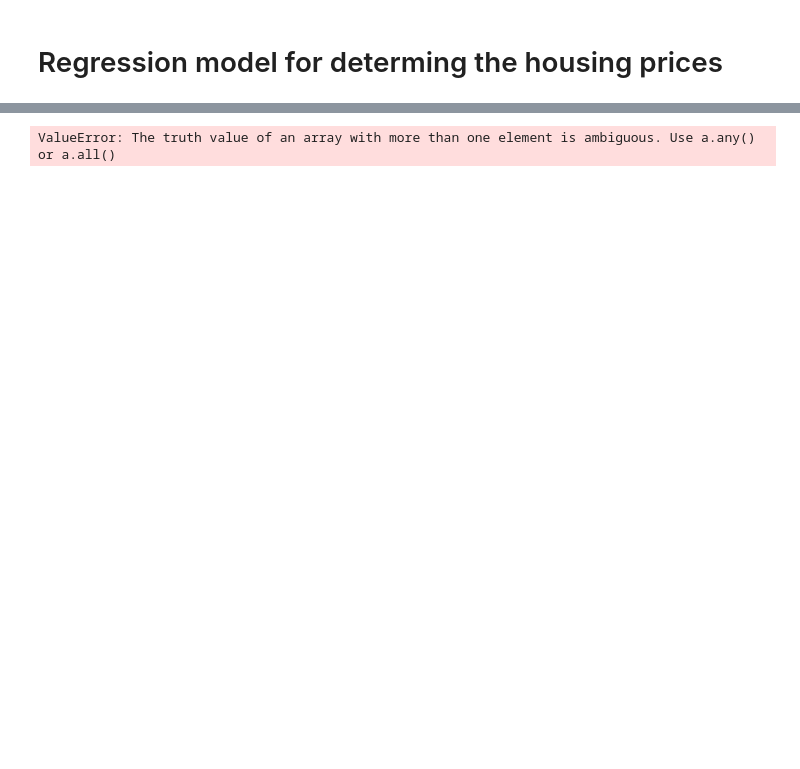
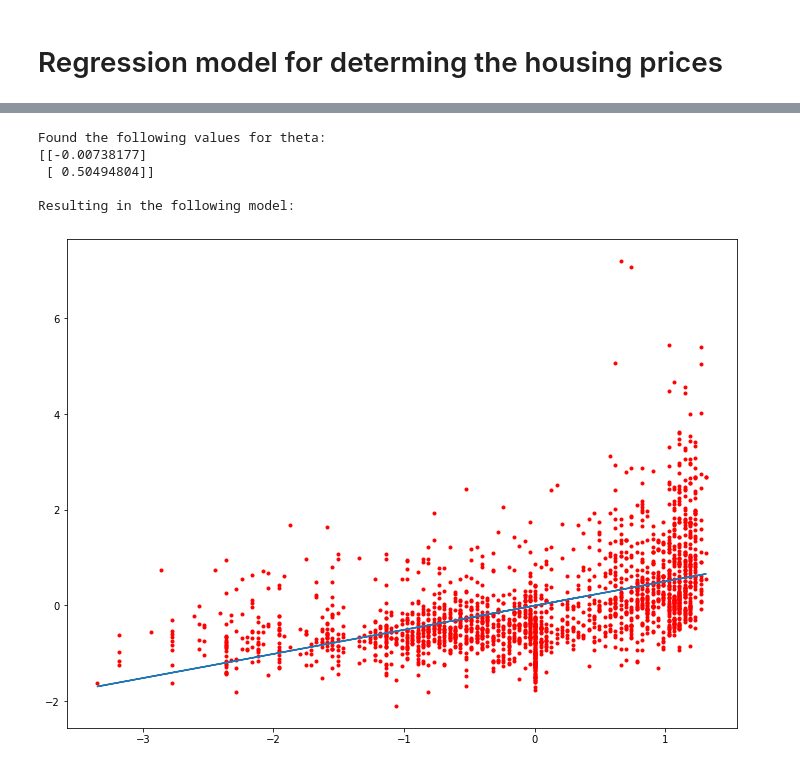
Before and after one commit to Youri-is-super-awesome/Bitches-and-beaches, a Jupyter notebook: code/model_version1.ipynb, the cells around one changed output, grey strips where cells are left out. Cells and saved outputs as stored; diff of their text form; code cells hidden in the pictures; blank space fills up the shorter version.

```diff
--- a/code/model_version1.ipynb
+++ b/code/model_version1.ipynb
@@ -89,7 +166,7 @@ def linear_cost(theta, X, y):
     This function returns the cost using matrix multiplication.
     '''
     # m is identical to the number of rows in X
-    m = np.size(X, 0)
+    m = X.shape[0]
 
     # compute error vector
     residual = linear_model(X, theta) - y
@@ -110,36 +189,59 @@ def gradient_vector(theta, X, y):
     # compute error vector
     error = linear_model(X, theta) - y
 
-    # transpose X, compute matrix product, and return gradient vector
-    return np.matmul(X.T, error) / m
+    # compute matrix product of the error and X
+    gradient_vector = np.matmul(X.T, error) / m
+
+    return gradient_vector
 # %%
 def gradient_descent(X, y, theta, alpha, thres=10**-6):
     '''
     This function returns a vector for theta for which the cost is the minimum.
     '''
     # calculate cost with current theta
     previous_cost = linear_cost(theta, X, y)
 
     # set cost difference to amount bigger than the threshold and bigger than 0
     cost_difference = thres + 1
 
     # loop indefinitely until algorithm converges
     while cost_difference > thres:
 
         # compute and update theta parameters in a single operation
         theta = theta - alpha * gradient_vector(theta, X, y)
 
         # calculate cost vector with new theta
         current_cost = linear_cost(theta, X, y)
 
-        cost_difference = previous_cost - current_cost
+        cost_difference = abs(current_cost - previous_cost)
 
-        if cost_difference < 0:
+        #print(cost_difference)
+
+        if current_cost > previous_cost:
             print('The algorithm is diverging.')
             return theta
 
         previous_cost = current_cost
 
     return theta
+
+# Find the theta vector that minimizes the cost function
+theta_hat = gradient_descent(X, y_train, theta, 0.9)
+print("\nFound the following values for theta:")
+print(theta_hat)
+
+
+# Plot the model results
+print("\nResulting in the following model:")
+h = linear_model(X, theta_hat)
+plt.figure(figsize=(12,9))
+plt.plot(X_single_feature, y_train, 'r.')
+plt.plot(X_single_feature, h)
+plt.show()
 # %% [output]
-ValueError: The truth value of an array with more than one element is ambiguous. Use a.any() or a.all()
+Found the following values for theta:
+[[-0.00738177]
+ [ 0.50494804]]
+
+Resulting in the following model:
+[figure, added]
```
Also changed, not shown: parts of 15 cells of this notebook, 3 other files.
